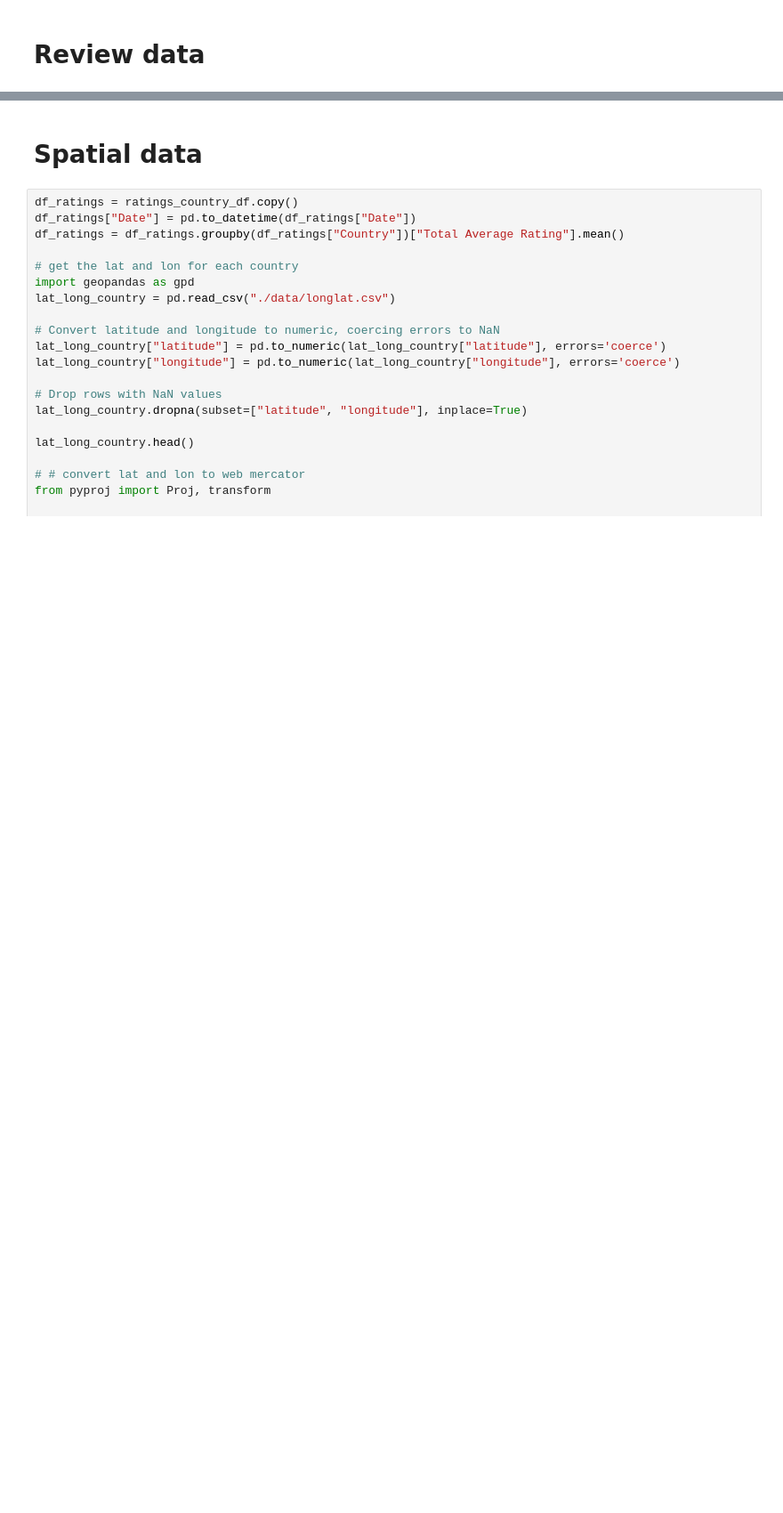
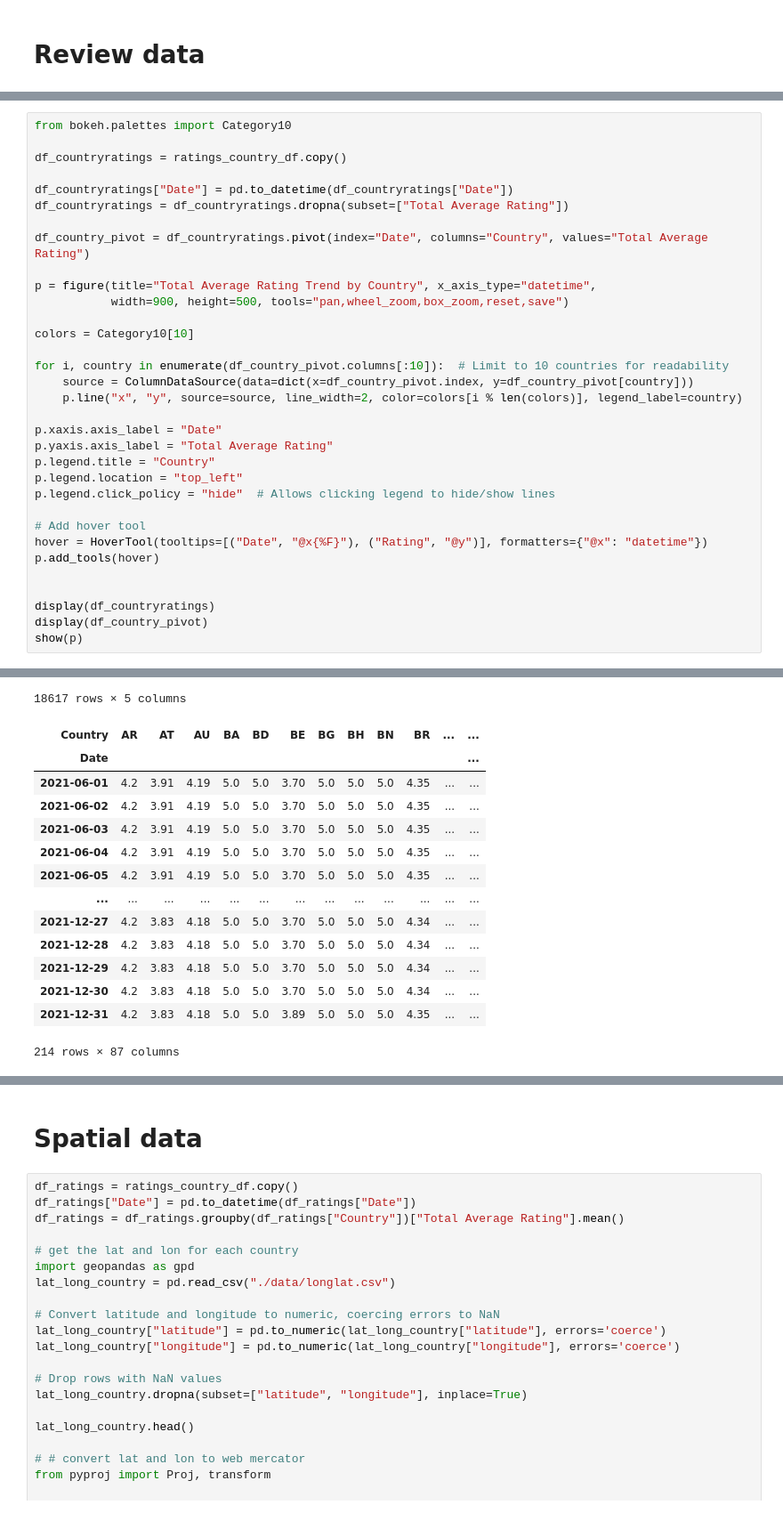
Before and after one commit to maantjemol/Assignment-1-data-science, a Jupyter notebook: main.ipynb, the cells around one changed output, grey strips where cells are left out. Shown: that part at 89% size. Drawn from its saved outputs; the diff is of its cells as text; blank space fills up the shorter version.

```diff
--- a/main.ipynb
+++ b/main.ipynb
@@ -355,0 +476,34 @@ show(column(row(p, p2), select, p3))
+# %%
+from bokeh.palettes import Category10
+
+df_countryratings = ratings_country_df.copy()
+
+df_countryratings["Date"] = pd.to_datetime(df_countryratings["Date"])
+df_countryratings = df_countryratings.dropna(subset=["Total Average Rating"])
+
+df_country_pivot = df_countryratings.pivot(index="Date", columns="Country", values="Total Average Rating")
+
+p = figure(title="Total Average Rating Trend by Country", x_axis_type="datetime",
+           width=900, height=500, tools="pan,wheel_zoom,box_zoom,reset,save")
+
+colors = Category10[10]
+
+for i, country in enumerate(df_country_pivot.columns[:10]):  # Limit to 10 countries for readability
+    source = ColumnDataSource(data=dict(x=df_country_pivot.index, y=df_country_pivot[country]))
+    p.line("x", "y", source=source, line_width=2, color=colors[i % len(colors)], legend_label=country)
+
+p.xaxis.axis_label = "Date"
+p.yaxis.axis_label = "Total Average Rating"
+p.legend.title = "Country"
+p.legend.location = "top_left"
+p.legend.click_policy = "hide"  # Allows clicking legend to hide/show lines
+
+# Add hover tool
+hover = HoverTool(tooltips=[("Date", "@x{%F}"), ("Rating", "@y")], formatters={"@x": "datetime"})
+p.add_tools(hover)
+
+
+display(df_countryratings)
+display(df_country_pivot)
+show(p)
+# %% [output]
@@ -355,0 +522,15 @@ show(column(row(p, p2), select, p3))
+18617 rows × 5 columns
+| Country | AR | AT | AU | BA | BD | BE | BG | BH | BN | BR | ... | ... |
+| Date |  |  |  |  |  |  |  |  |  |  |  | ... |
+| 2021-06-01 | 4.2 | 3.91 | 4.19 | 5.0 | 5.0 | 3.70 | 5.0 | 5.0 | 5.0 | 4.35 | ... | ... |
+| 2021-06-02 | 4.2 | 3.91 | 4.19 | 5.0 | 5.0 | 3.70 | 5.0 | 5.0 | 5.0 | 4.35 | ... | ... |
+| 2021-06-03 | 4.2 | 3.91 | 4.19 | 5.0 | 5.0 | 3.70 | 5.0 | 5.0 | 5.0 | 4.35 | ... | ... |
+| 2021-06-04 | 4.2 | 3.91 | 4.19 | 5.0 | 5.0 | 3.70 | 5.0 | 5.0 | 5.0 | 4.35 | ... | ... |
+| 2021-06-05 | 4.2 | 3.91 | 4.19 | 5.0 | 5.0 | 3.70 | 5.0 | 5.0 | 5.0 | 4.35 | ... | ... |
+| ... | ... | ... | ... | ... | ... | ... | ... | ... | ... | ... | ... | ... |
+| 2021-12-27 | 4.2 | 3.83 | 4.18 | 5.0 | 5.0 | 3.70 | 5.0 | 5.0 | 5.0 | 4.34 | ... | ... |
+| 2021-12-28 | 4.2 | 3.83 | 4.18 | 5.0 | 5.0 | 3.70 | 5.0 | 5.0 | 5.0 | 4.34 | ... | ... |
+| 2021-12-29 | 4.2 | 3.83 | 4.18 | 5.0 | 5.0 | 3.70 | 5.0 | 5.0 | 5.0 | 4.34 | ... | ... |
+| 2021-12-30 | 4.2 | 3.83 | 4.18 | 5.0 | 5.0 | 3.70 | 5.0 | 5.0 | 5.0 | 4.34 | ... | ... |
+| 2021-12-31 | 4.2 | 3.83 | 4.18 | 5.0 | 5.0 | 3.89 | 5.0 | 5.0 | 5.0 | 4.35 | ... | ... |
+214 rows × 87 columns
```
Also changed, not shown: parts of 11 cells of this notebook, 2 other files.
